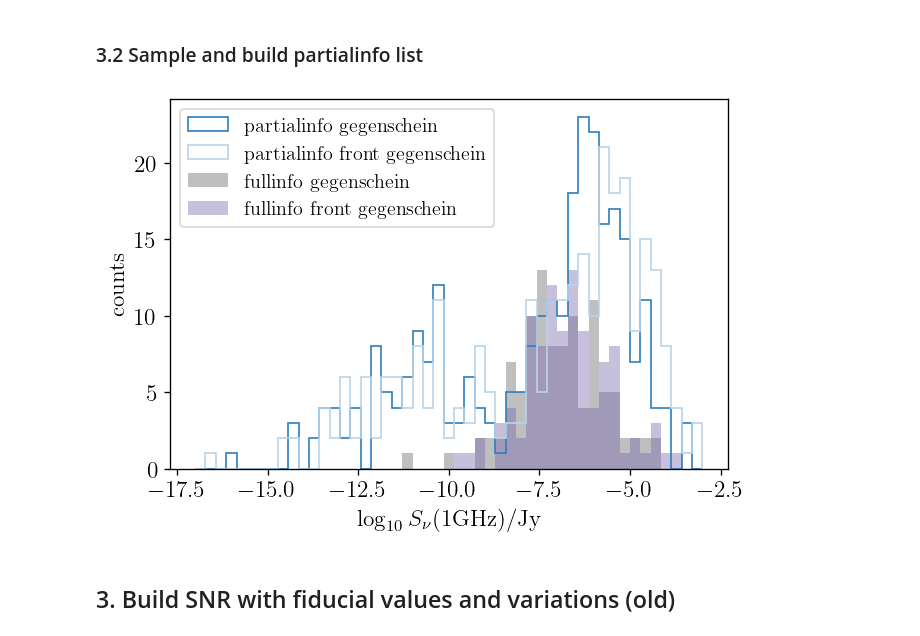
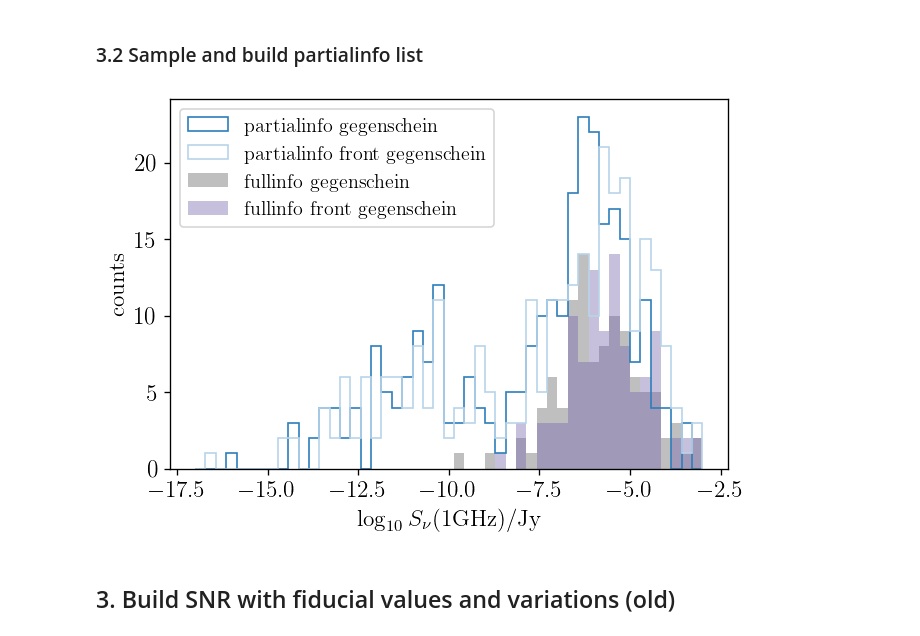
Before and after one commit to yitiansun/axion-mirror, a Jupyter notebook: notebooks/snr.ipynb, the cells around one changed output. Drawn from its saved outputs; the diff is of its cells as text; code cells hidden in the pictures.

```diff
--- a/notebooks/snr.ipynb
+++ b/notebooks/snr.ipynb
@@ -294,22 +296,22 @@ for i_sample in tqdm(range(100)):
                   use_lightcurve=True, infer_lightcurve_from_now=infer_lightcurve_from_now)
     dump_snr_list(snr_list_partialinfo, f"../outputs/snr/partialinfo_samples/partialinfo_{i_sample}.json")
 # %%
-snr_list_fullinfo = load_snr_list("../outputs/snr/snr-fullinfo-nolightcurve.json")
+snr_list_fullinfo = load_snr_list("../outputs/snr/snr-fullinfo-lightcurve.json")
 snr_list_partialinfo = load_snr_list("../outputs/snr/partialinfo_samples/partialinfo_0.json")
 
 fig, ax = plt.subplots()
 
 bins = np.linspace(-17, -3, 50)
 
 ax.hist(np.log10([snr.Sgnu(1000) for snr in snr_list_partialinfo]), bins=bins, histtype='step', color=cms['Blues'](0.7), label='partialinfo gegenschein')
 ax.hist(np.log10([snr.Sfgnu(1000) for snr in snr_list_partialinfo]), bins=bins, histtype='step', color=cms['Blues'](0.3), label='partialinfo front gegenschein')
 ax.hist(np.log10([snr.Sgnu(1000) for snr in snr_list_fullinfo]), bins=bins, histtype='bar', color=cms['Greys'](0.7), alpha=0.4, label='fullinfo gegenschein')
 ax.hist(np.log10([snr.Sfgnu(1000) for snr in snr_list_fullinfo]), bins=bins, histtype='bar', color=cms['Purples'](0.7), alpha=0.4, label='fullinfo front gegenschein')
 
 ax.set(xlabel=r'$\log_{10}S_\nu(\mathrm{1GHz})/\mathrm{Jy}$', ylabel='counts')
 ax.legend(loc='upper left');
 # %% [output]
-[figure, old version]
+[figure, new version]
 # %% [markdown]
 ## 3. Build SNR with fiducial values and variations (old)
 # %%
```
Also changed, not shown: parts of 1 cell of this notebook, 26 other files.
